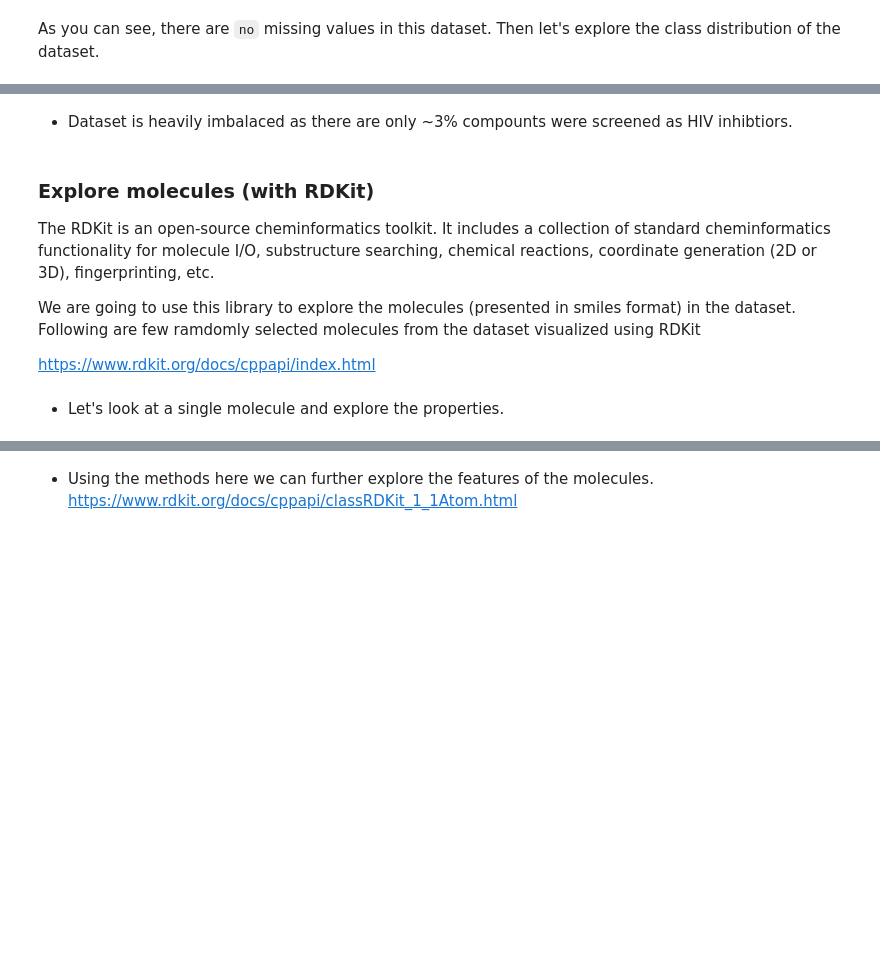
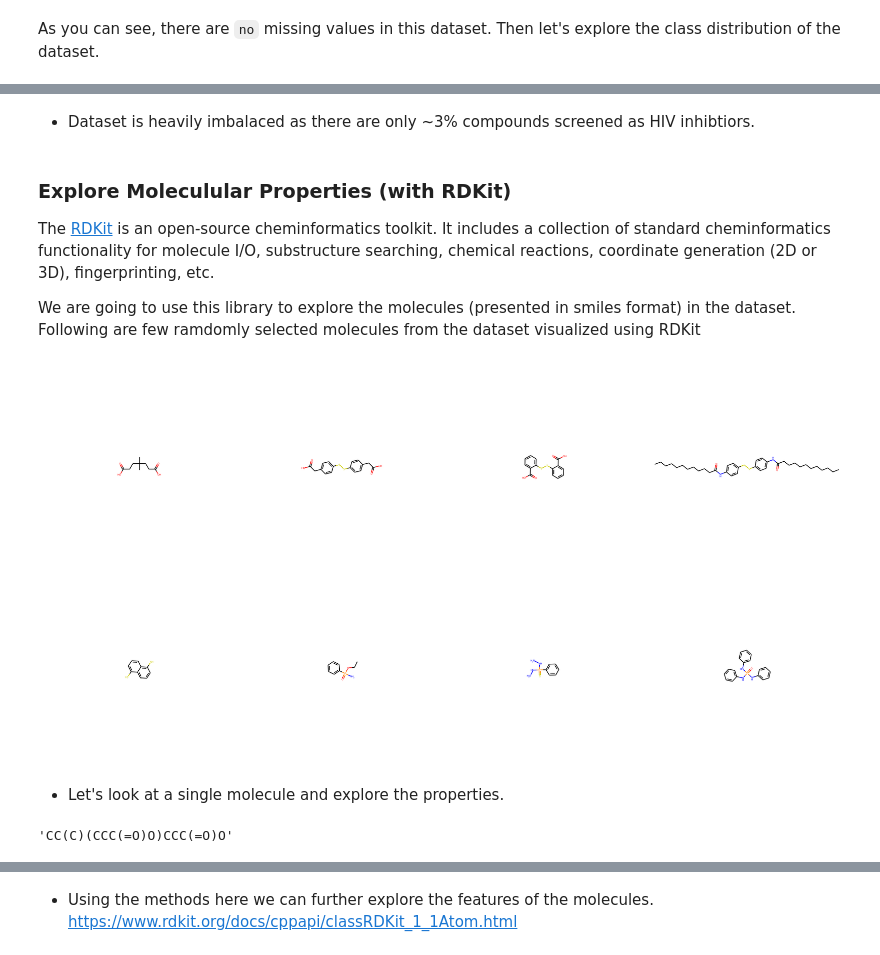
Before and after one commit to aws-samples/aws-healthcare-lifescience-ai-ml-sample-notebooks, a Jupyter notebook: workshops/Molecular-property-prediction/hiv-inhibitor-prediction-dgl/molecule-hiv-inhibitor-prediction-sagemaker.ipynb, the cells around one changed output, grey strips where cells are left out. Saved outputs shown, nothing was run; the diff lists cells and outputs as text; code cells hidden in the pictures; blank space fills up the shorter version.

```diff
--- a/workshops/Molecular-property-prediction/hiv-inhibitor-prediction-dgl/molecule-hiv-inhibitor-prediction-sagemaker.ipynb
+++ b/workshops/Molecular-property-prediction/hiv-inhibitor-prediction-dgl/molecule-hiv-inhibitor-prediction-sagemaker.ipynb
@@ -118,23 +167,25 @@ dataset.df['HIV_active'].value_counts().plot(kind='bar')
 # %% [markdown]
-* Dataset is heavily imbalaced as there are only ~3% compounts were screened as HIV inhibtiors.
+* Dataset is heavily imbalaced as there are only ~3% compounds screened as HIV inhibtiors.
 # %% [markdown]
-### Explore molecules (with RDKit)
+### Explore Moleculular Properties (with RDKit)
 
-The RDKit is an open-source cheminformatics toolkit. It includes a collection of standard cheminformatics functionality for molecule I/O, substructure searching, chemical reactions, coordinate generation (2D or 3D), fingerprinting, etc.
+The [RDKit](https://www.rdkit.org/docs/cppapi/index.html) is an open-source cheminformatics toolkit. It includes a collection of standard cheminformatics functionality for molecule I/O, substructure searching, chemical reactions, coordinate generation (2D or 3D), fingerprinting, etc.
 
 We are going to use this library to explore the molecules (presented in smiles format) in the dataset. Following are few ramdomly selected molecules from the dataset visualized using RDKit
-
-https://www.rdkit.org/docs/cppapi/index.html
 # %%
 random_molecule_start_index = 10
 
-sample_smiles = dataset.df['smiles'][random_molecule_start_index:random_molecule_start_index + 20].values
+sample_smiles = dataset.df['smiles'][random_molecule_start_index:random_molecule_start_index + 8].values
 sample_molecules = [Chem.MolFromSmiles(smile) for smile in sample_smiles]
 Draw.MolsToGridImage(sample_molecules, molsPerRow=4, subImgSize=(600, 600))
+# %% [output]
+[figure, added]
 # %% [markdown]
 * Let's look at a single molecule and explore the properties.
 # %%
 sample_smiles[0]
+# %% [output]
+'CC(C)(CCC(=O)O)CCC(=O)O'
 # %%
 mol = sample_molecules[0]
 mol
```
Also changed, not shown: parts of 37 cells of this notebook.
